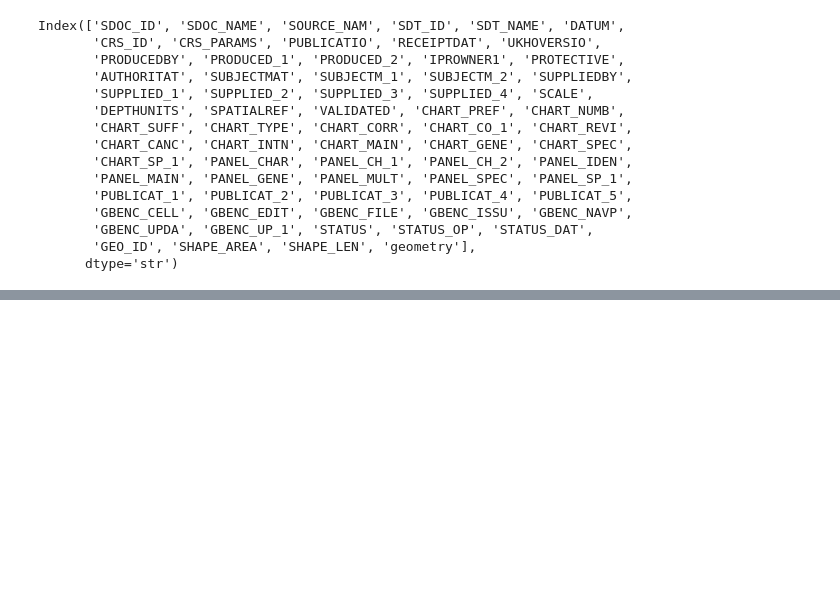
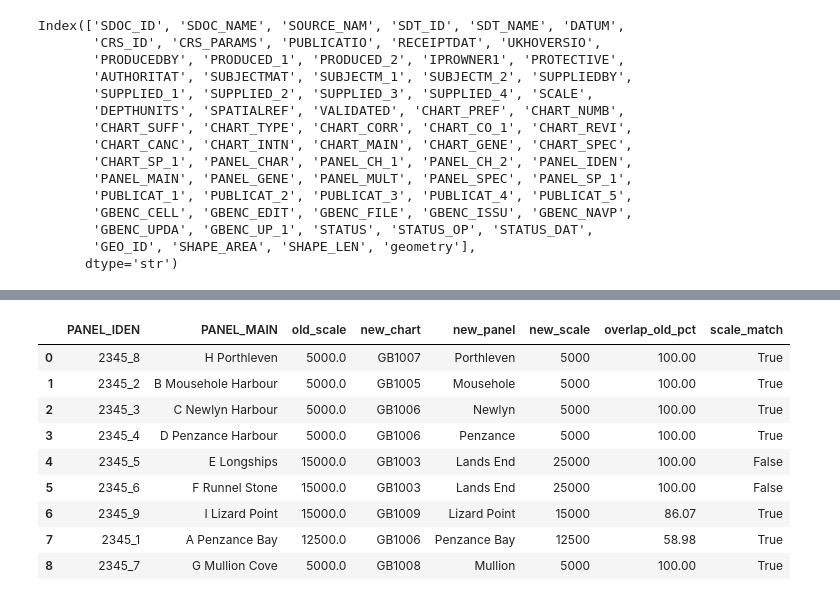
Before and after one commit to iNileshW/AutoChart, a Jupyter notebook: notebook.ipynb, the cells around one changed output, grey strips where cells are left out. Cells and saved outputs as stored; diff of their text form; code cells hidden in the pictures; blank space fills up the shorter version.

```diff
--- a/notebook.ipynb
+++ b/notebook.ipynb
@@ -4,7 +4,7 @@
 import pandas as pd
 import geopandas
 # %%
-gdf_new = geopandas.read_file(r"data_original\New_Chart_Scheme.shp")
+gdf_new = geopandas.read_file(r"data_original/New_Chart_Scheme.shp")
 
 gdf_new.head(1)
 # %% [output]
@@ -48,7 +48,7 @@ gdf_new['Chart'].unique()
  'GB1002']
 Length: 64, dtype: str
 # %%
-gdf_old = geopandas.read_file(r"data_original\Old_Chart_Scheme.shp")
+gdf_old = geopandas.read_file(r"data_original/Old_Chart_Scheme.shp")
 gdf_old.head(1)
 # %% [output]
 |  | SDOC_ID | SDOC_NAME | SOURCE_NAM | SDT_ID | SDT_NAME | DATUM | CRS_ID | CRS_PARAMS | PUBLICATIO | ... |
@@ -391,9 +391,9 @@ import geopandas as gpd
 
 # Load datasets if they are not already available in the notebook session
 if "gdf_old" not in globals():
-    gdf_old = gpd.read_file(r"data_original\Old_Chart_Scheme.shp")
+    gdf_old = gpd.read_file(r"data_original/Old_Chart_Scheme.shp")
 if "gdf_new" not in globals():
-    gdf_new = gpd.read_file(r"data_original\New_Chart_Scheme.shp")
+    gdf_new = gpd.read_file(r"data_original/New_Chart_Scheme.shp")
 
 chart_id = "2345"
 metric_crs = "EPSG:27700"
@@ -664,0 +605,14 @@ chart_2345_comparison
+# %%
+chart_2345_comparison = match_chart_panels("2345")
+chart_2345_comparison
+# %% [output]
+|  | PANEL_IDEN | PANEL_MAIN | old_scale | new_chart | new_panel | new_scale | overlap_old_pct | scale_match |
+| 0 | 2345_8 | H Porthleven | 5000.0 | GB1007 | Porthleven | 5000 | 100.00 | True |
+| 1 | 2345_2 | B Mousehole Harbour | 5000.0 | GB1005 | Mousehole | 5000 | 100.00 | True |
+| 2 | 2345_3 | C Newlyn Harbour | 5000.0 | GB1006 | Newlyn | 5000 | 100.00 | True |
+| 3 | 2345_4 | D Penzance Harbour | 5000.0 | GB1006 | Penzance | 5000 | 100.00 | True |
+| 4 | 2345_5 | E Longships | 15000.0 | GB1003 | Lands End | 25000 | 100.00 | False |
+| 5 | 2345_6 | F Runnel Stone | 15000.0 | GB1003 | Lands End | 25000 | 100.00 | False |
+| 6 | 2345_9 | I Lizard Point | 15000.0 | GB1009 | Lizard Point | 15000 | 86.07 | True |
+| 7 | 2345_1 | A Penzance Bay | 12500.0 | GB1006 | Penzance Bay | 12500 | 58.98 | True |
+| 8 | 2345_7 | G Mullion Cove | 5000.0 | GB1008 | Mullion | 5000 | 100.00 | True |
```
Also changed, not shown: parts of 4 cells of this notebook, 14 other files.
